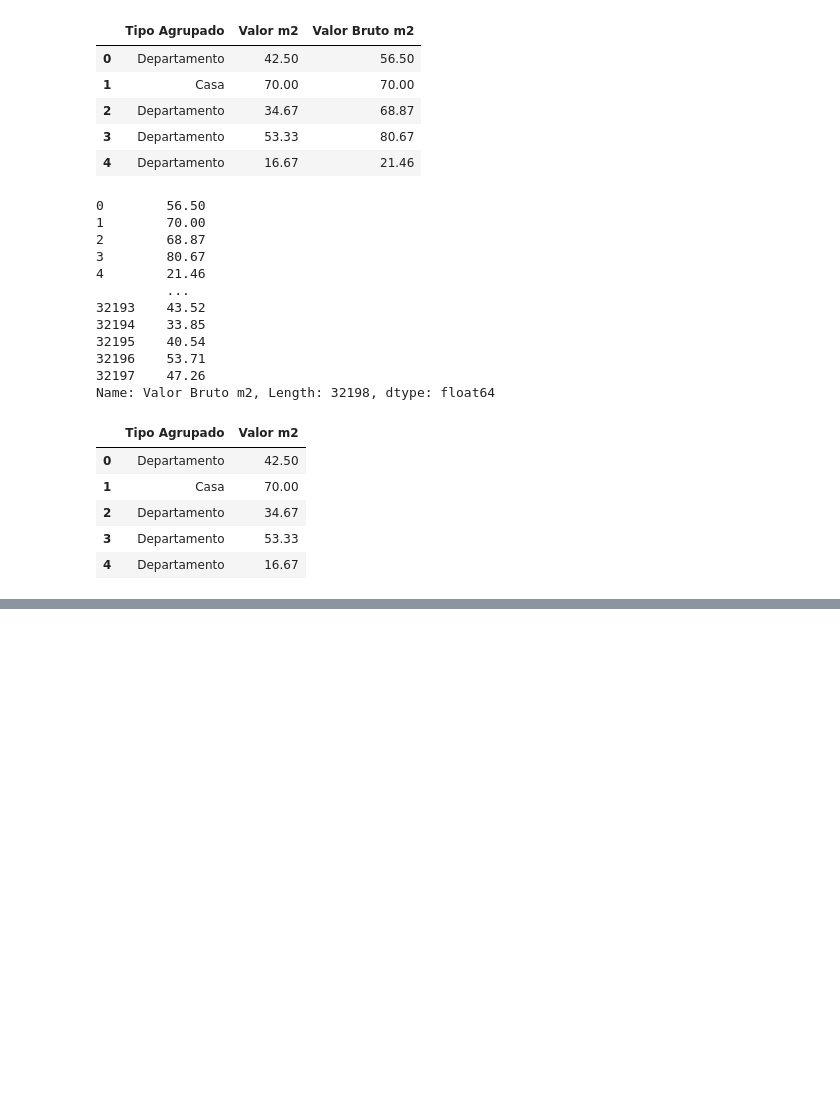
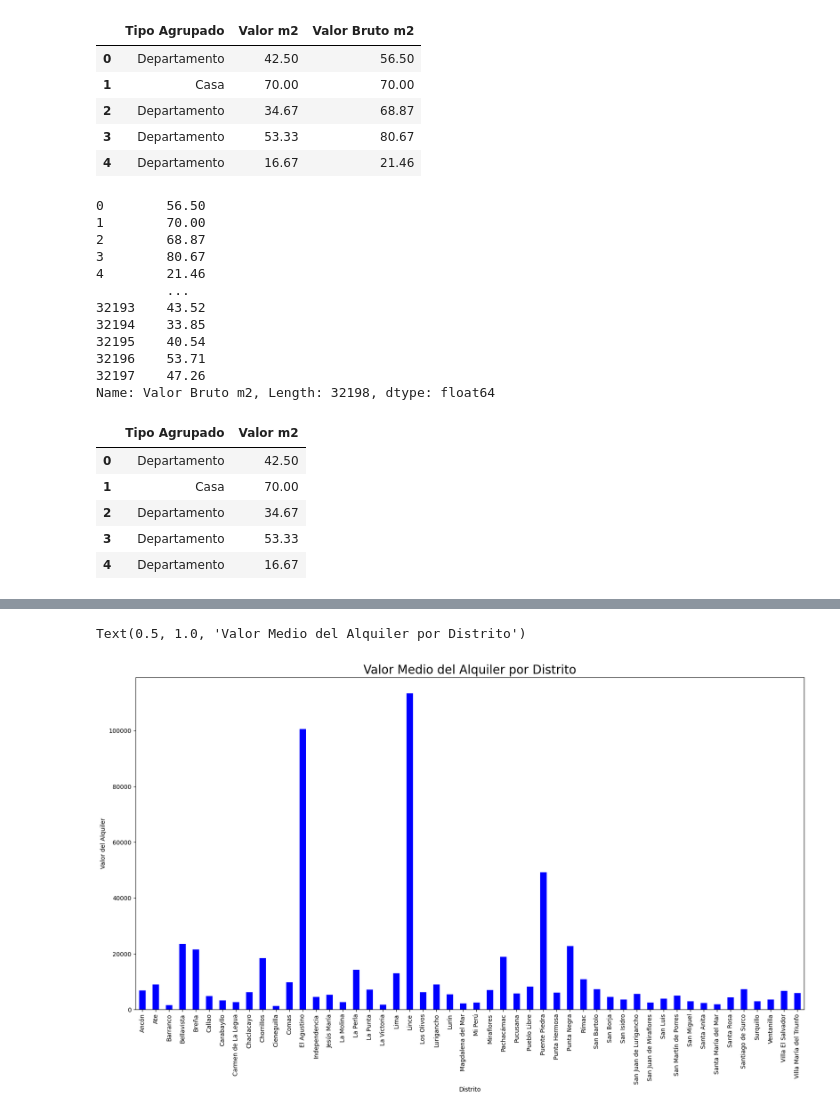
Before and after one commit to AdrianCPC/Data_analysis_rentals, a Jupyter notebook: Base_de_Datos.ipynb, the cells around one changed output, grey strips where cells are left out. Saved outputs shown, nothing was run; the diff lists cells and outputs as text; code cells hidden in the pictures; blank space fills up the shorter version.

```diff
--- a/Base_de_Datos.ipynb
+++ b/Base_de_Datos.ipynb
@@ -1149,0 +1164,3 @@ datos.to_csv('alquiler_residencial_2.csv', sep=';', index=False)
+# %%
+datos = pd.read_csv('alquiler_residencial_2.csv', sep =';')
+datos.head(10)
@@ -1149,0 +1223,3 @@ datos.to_csv('alquiler_residencial_2.csv', sep=';', index=False)
+# %%
+#metodo groupby para agrupar
+grupo_barrio = datos.groupby('Distrito')
@@ -1149,0 +1366,14 @@ datos.to_csv('alquiler_residencial_2.csv', sep=';', index=False)
+# %%
+#usando mapplot para grande datos observar
+
+%matplotlib inline
+import matplotlib.pyplot as plt
+
+plt.rc('figure', figsize = (20,10))
+# %%
+fig = grupo_barrio['Valor'].mean().plot.bar(color='blue')
+fig.set_ylabel('Valor del Alquiler')
+fig.set_title('Valor Medio del Alquiler por Distrito', {'fontsize': 20})
+# %% [output]
+Text(0.5, 1.0, 'Valor Medio del Alquiler por Distrito')
+[figure, added]
```
Also changed, not shown: parts of 23 cells of this notebook.
